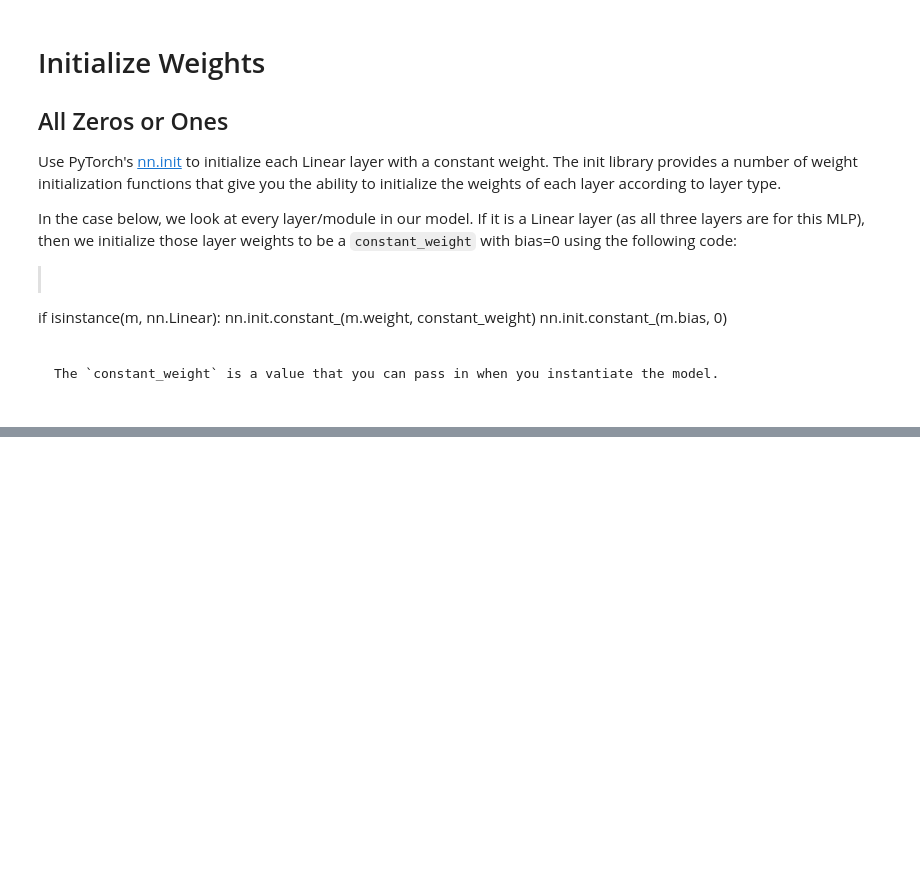
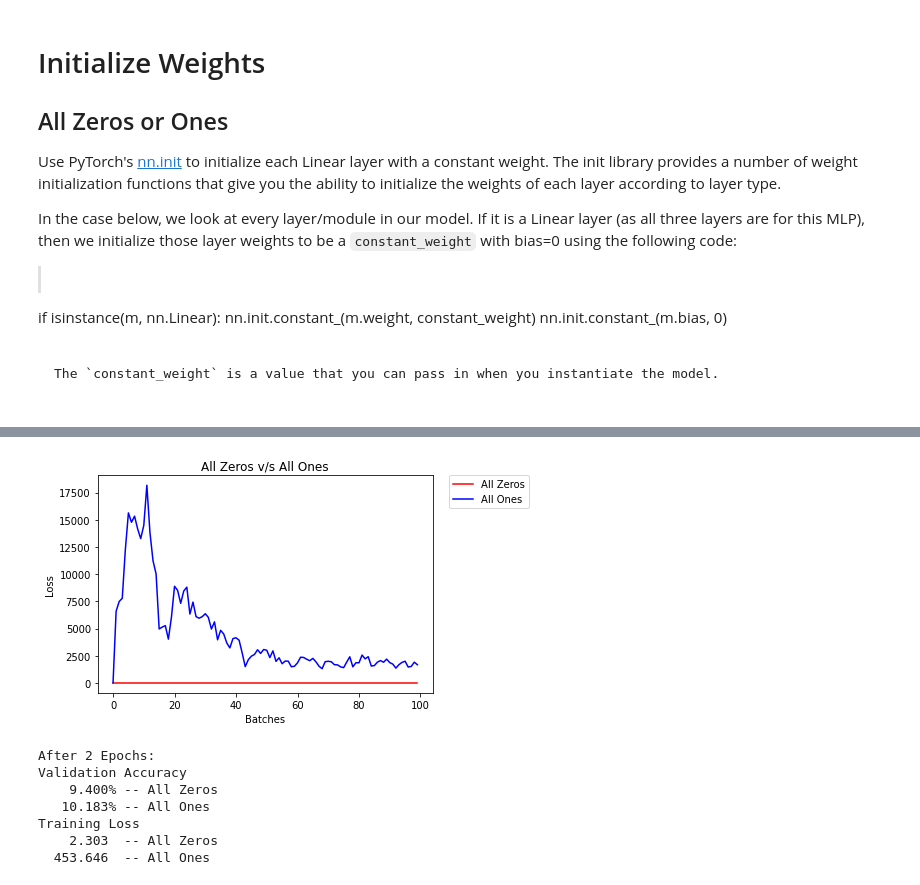
Before and after one commit to purvasingh96/Deep-learning-with-neural-networks, a Jupyter notebook: Chapter-wise code/Code - PyTorch/2. Convolution Neural Networks/7. Weight Initialization Strategies/Weight_initialization.ipynb, the cells around one changed output, grey strips where cells are left out. Cells and saved outputs as stored; diff of their text form; code cells hidden in the pictures; blank space fills up the shorter version.

```diff
--- a/Chapter-wise code/Code - PyTorch/2. Convolution Neural Networks/7. Weight Initialization Strategies/Weight_initialization.ipynb
+++ b/Chapter-wise code/Code - PyTorch/2. Convolution Neural Networks/7. Weight Initialization Strategies/Weight_initialization.ipynb
@@ -126,0 +126,14 @@ ModuleNotFoundError: ignored
+# %%
+model_list = [(model_0, 'All Zeros'),
+              (model_1, 'All Ones')]
+
+helpers.compare_init_weights(model_list, 'All Zeros v/s All Ones', train_loader, valid_loader)
+# %% [output]
+[figure, added]
+After 2 Epochs:
+Validation Accuracy
+    9.400% -- All Zeros
+   10.183% -- All Ones
+Training Loss
+    2.303  -- All Zeros
+  453.646  -- All Ones
```
Also changed, not shown: parts of 6 cells of this notebook.
